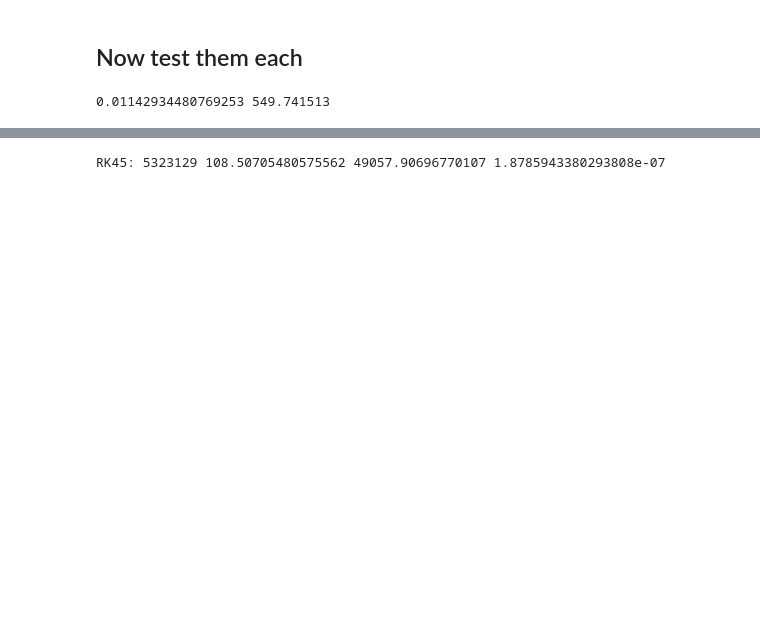
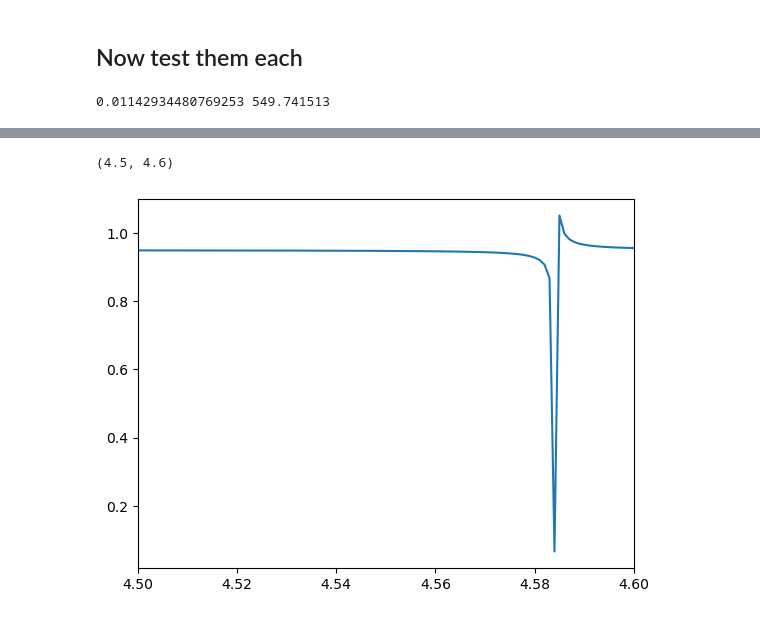
Before and after one commit to mjmorano/Spin-tracking-New, a Jupyter notebook: ElegantSpinIntegration.ipynb, the cells around one changed output, grey strips where cells are left out. Cells and saved outputs as stored; diff of their text form; code cells hidden in the pictures; blank space fills up the shorter version.

```diff
--- a/ElegantSpinIntegration.ipynb
+++ b/ElegantSpinIntegration.ipynb
@@ -1341,3 +1836,9 @@ print(period, 2.0*np.pi/period)
+# %%
+plt.plot(fs, residuals)
+plt.xlim(4.5, 4.6)
+# %% [output]
+(4.5, 4.6)
+[figure, added]
 # %%
 options = integratorOptions()
 t0 = 0
@@ -1353,8 +1878,6 @@ outputArrayDOPRot = np.zeros((numSteps+1, 7), dtype=precision)
 options['rtol'] = 1.0e-14
 options['atol'] = 1.0e-14
 start = time.time()
-rk45Steps = RK45Method(t0, tf, s[:], x, x, v, v, options, 0, 0, outputArrayRK45)
+rk45StepsRot = RK45Rotations(t0, tf, s[:], x, x, v, v, options, 0, 0, outputArrayRK45Rot)
 stop = time.time()
-print('RK45:', rk45Steps, stop-start, rk45Steps/(stop-start), (tf-t0)/rk45Steps)
+print('RK45 Rotations:', rk45StepsRot, stop-start, rk45StepsRot/(stop-start), (tf-t0)/rk45StepsRot)
-# %% [output]
-RK45: 5323129 108.50705480575562 49057.90696770107 1.8785943380293808e-07
```
Also changed, not shown: parts of 59 cells of this notebook, 1 other file.
